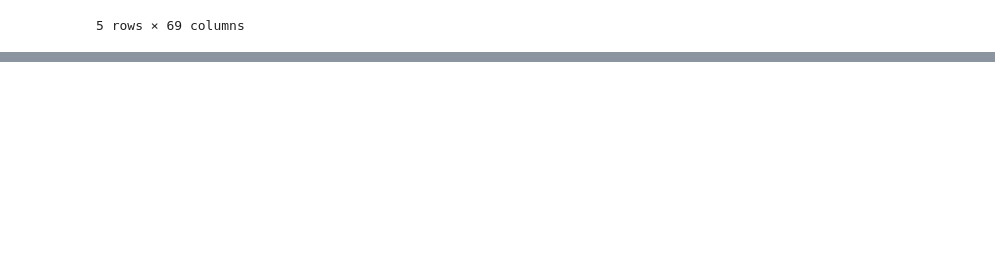
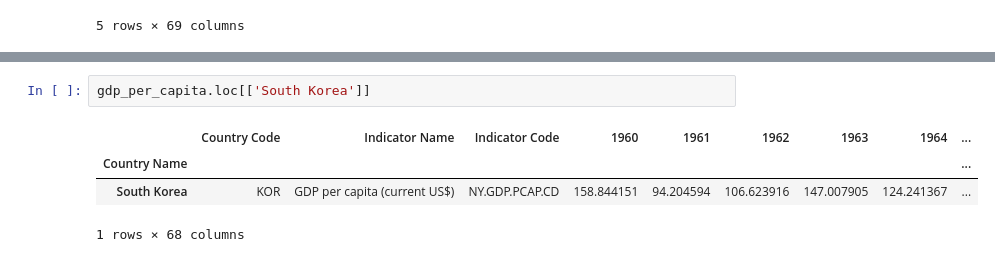
Before and after one commit to SeaAroundUs/end-use-clustering, a Jupyter notebook: src/EC_workbook.ipynb, the cells around one changed output, grey strips where cells are left out. Cells and saved outputs as stored; diff of their text form; blank space fills up the shorter version.

```diff
--- a/src/EC_workbook.ipynb
+++ b/src/EC_workbook.ipynb
@@ -323,0 +343,7 @@ gdp_per_capita.head()
+# %%
+gdp_per_capita.loc[['South Korea']]
+# %% [output]
+|  | Country Code | Indicator Name | Indicator Code | 1960 | 1961 | 1962 | 1963 | 1964 | ... |
+| Country Name |  |  |  |  |  |  |  |  | ... |
+| South Korea | KOR | GDP per capita (current US$) | NY.GDP.PCAP.CD | 158.844151 | 94.204594 | 106.623916 | 147.007905 | 124.241367 | ... |
+1 rows × 68 columns
```
Also changed, not shown: parts of 25 cells of this notebook, 4 other files.
